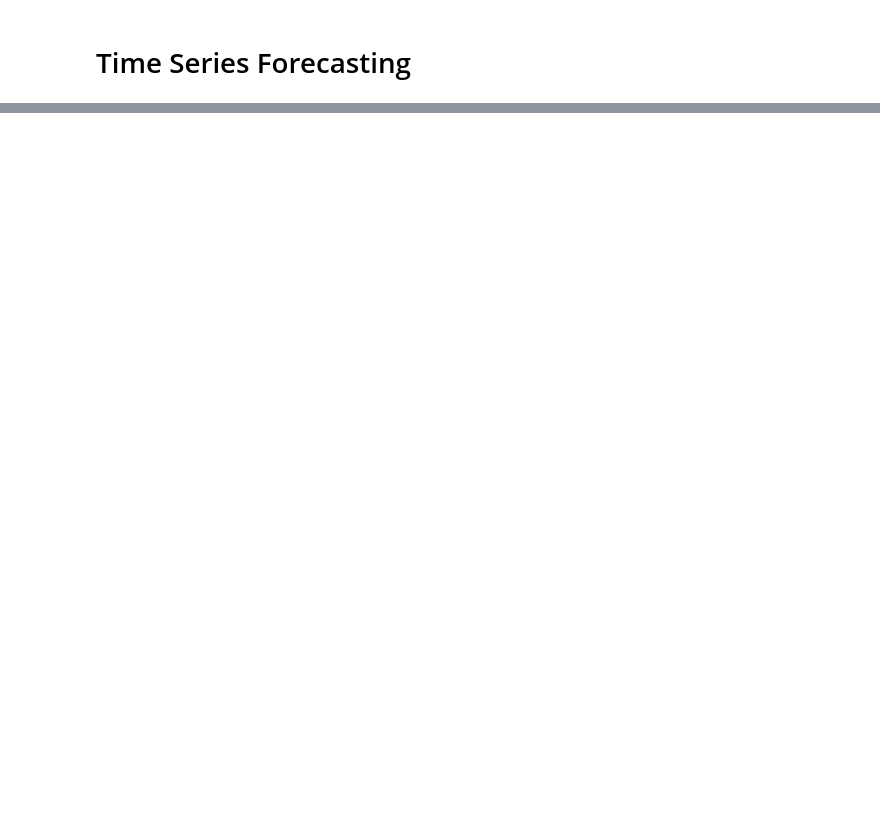
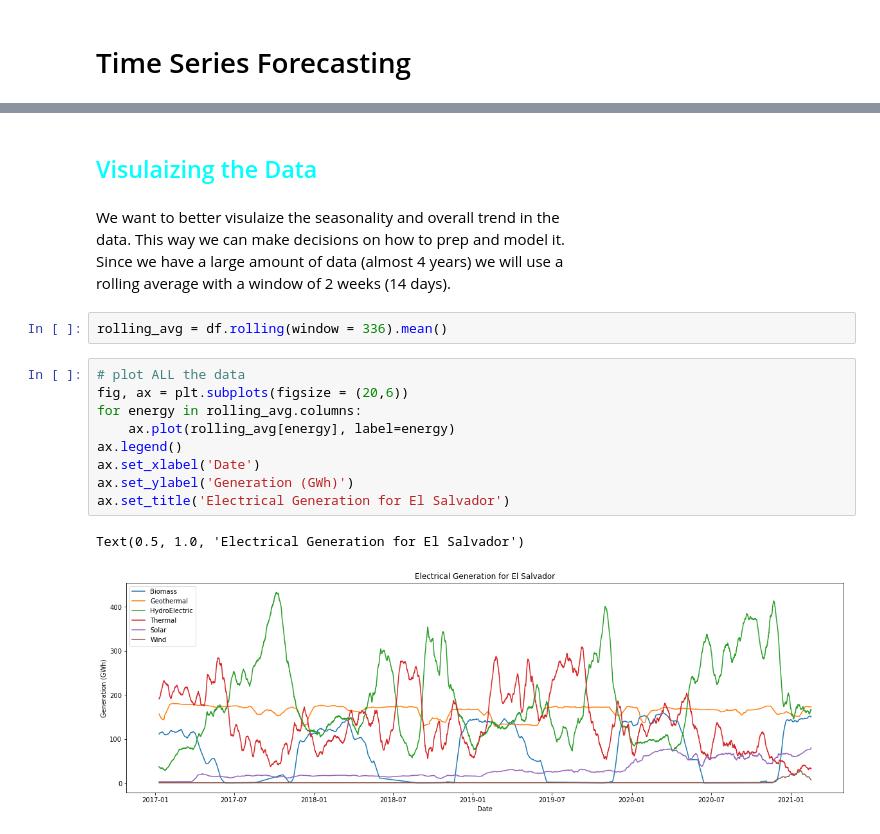
Before and after one commit to Naoki95957/Collect-Forecast-Visualize, a Jupyter notebook: forecast/ARIMA.ipynb, the cells around one changed output, grey strips where cells are left out. Saved outputs shown, nothing was run; the diff lists cells and outputs as text; blank space fills up the shorter version.

```diff
--- a/forecast/ARIMA.ipynb
+++ b/forecast/ARIMA.ipynb
@@ -192,0 +40,21 @@ You can make another time-series
+# %% [markdown]
+## <span style="color:cyan">Visulaizing the Data</span>
+# %% [markdown]
+We want to better visulaize the seasonality and overall trend in the
+data. This way we can make decisions on how to prep and model it.
+Since we have a large amount of data (almost 4 years) we will use a
+rolling average with a window of 2 weeks (14 days).
+# %%
+rolling_avg = df.rolling(window = 336).mean()
+# %%
+# plot ALL the data
+fig, ax = plt.subplots(figsize = (20,6))
+for energy in rolling_avg.columns:
+    ax.plot(rolling_avg[energy], label=energy)
+ax.legend()
+ax.set_xlabel('Date')
+ax.set_ylabel('Generation (GWh)')
+ax.set_title('Electrical Generation for El Salvador')
+# %% [output]
+Text(0.5, 1.0, 'Electrical Generation for El Salvador')
+[figure, added]
```
Also changed, not shown: parts of 48 cells of this notebook.
